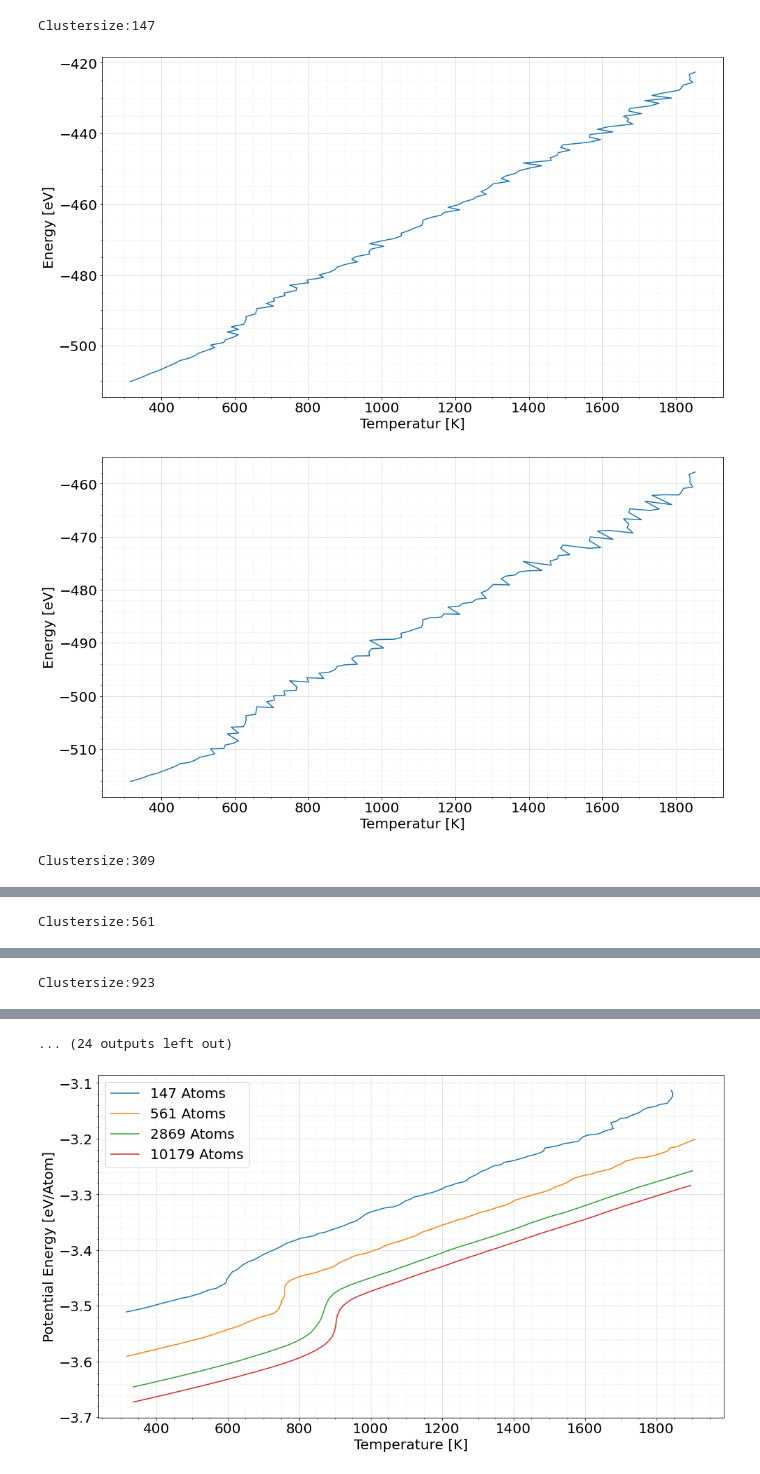
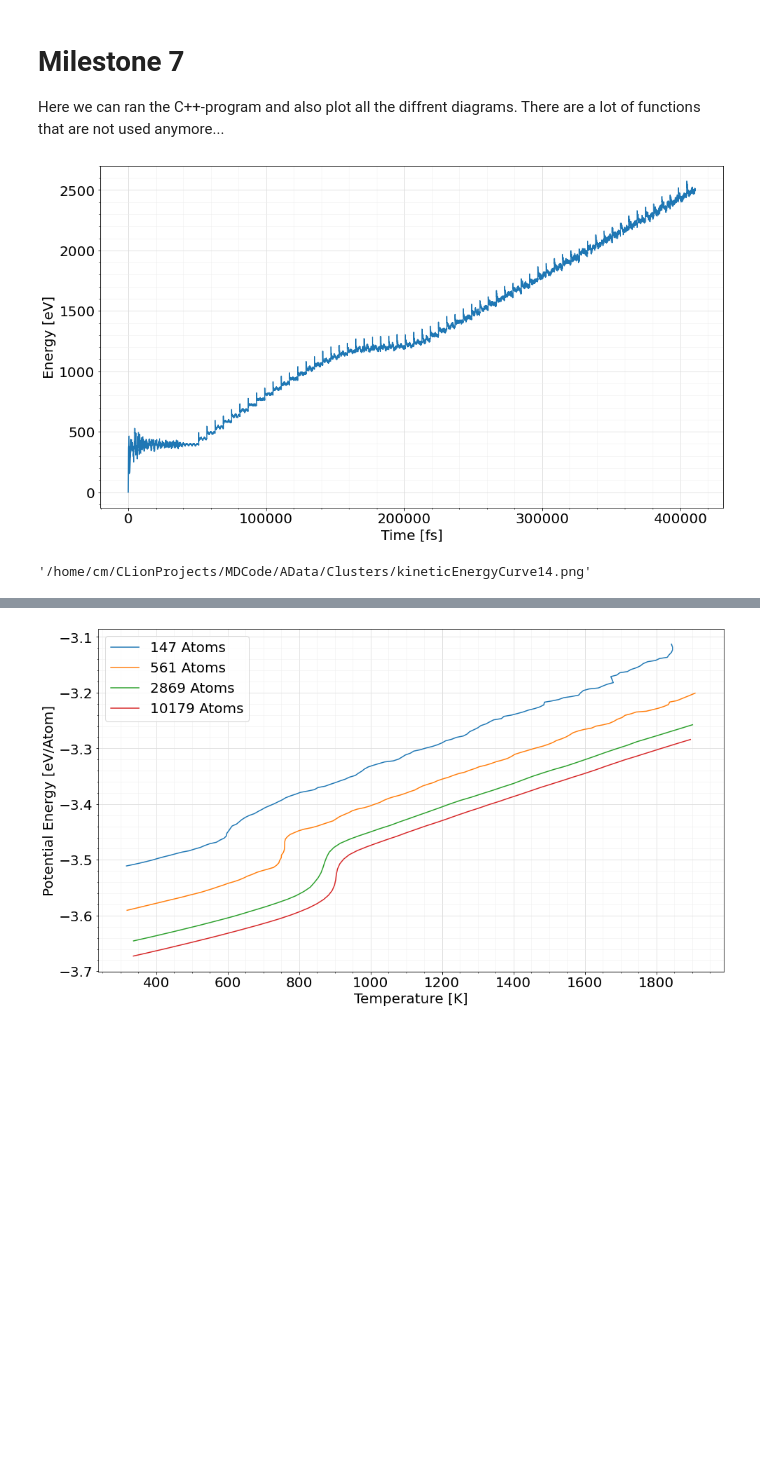
Before and after one commit to cmoser8892/MoleDymCode, a Jupyter notebook: AJupyter/m7VariableClusterSizeRunner.ipynb, the cells around one changed output, grey strips where cells are left out. Cells and saved outputs as stored; diff of their text form; code cells hidden in the pictures; blank space fills up the shorter version.

```diff
--- a/AJupyter/m7VariableClusterSizeRunner.ipynb
+++ b/AJupyter/m7VariableClusterSizeRunner.ipynb
@@ -4,3 +1,6 @@ Here we can ran the C++-program and also plot all the diffrent diagrams. There a
+# %% [markdown]
+# Milestone 7
+Here we can ran the C++-program and also plot all the diffrent diagrams. There are a lot of functions that are not used anymore...
 # %%
 import matplotlib.pyplot as plt
 import matplotlib.ticker as plticker
@@ -86,7 +86,8 @@ def dataPlotterKineticEnergy(layerID):
     plt.rcParams['figure.figsize'] = [16,9]
     fig, ax = plt.subplots()
     ax.plot(time,kineticEnergy)
-    ax.plot(kineticEnergyFiltered,'r')
+    if applyeFilter == True:
+        ax.plot(kineticEnergyFiltered,'r')
     ax.grid(which = 'major', color = '#DDDDDD', linewidth = 0.8)
     ax.grid(which = 'minor', color = '#EEEEEE', linewidth = 0.5)
     ax.minorticks_on()
@@ -434,37 +435,36 @@ def plotVsClusterTogetherThree():
     axs[0].tick_params(axis= 'x',labelbottom = False)
     axs[0].set_xlim(auto = True)
     #2
     axs[1].plot(clusterSize,normedCapacity,'o-' )
     axs[1].grid(which = 'major', color = '#DDDDDD', linewidth = 0.8)
     axs[1].grid(which = 'minor', color = '#EEEEEE', linewidth = 0.5)
     axs[1].minorticks_on()
-    axs[1].set_ylabel("Heat Capacity [eV/(K*Atoms)]")
+    axs[1].set_ylabel("Heat Capacity [eV/(K*Atom)]")
     axs[1].tick_params(axis= 'x',labelbottom = False)
     axs[1].set_xlim(auto = True)
     #3
     axs[2].plot(clusterSize,normedLatentHeat,'o-')
     axs[2].grid(which = 'major', color = '#DDDDDD', linewidth = 0.8)
     axs[2].grid(which = 'minor', color = '#EEEEEE', linewidth = 0.5)
     axs[2].minorticks_on()
-    axs[2].set_ylabel("Latentheat [K/Atoms]")
+    axs[2].set_ylabel("Latentheat [K/Atom]")
     axs[2].set_xlim(auto = True)
     axs[2].set_xlabel("Clustersize")
     plt.savefig(imageSafeLocation)
     plt.show()
     return imageSafeLocation
 
 applyeFilter = False
 def filterInput(data, windowlength, polyorder=2):
     df1 = pd.DataFrame(dict(x=data))
     if applyeFilter == True:
         returnValue = df1[["x"]].apply(savgol_filter, window_length=windowlength, polyorder=polyorder)
     else:
         returnValue = data
     return returnValue
 
-plotter()
+#plotter()
+dataPlotterKineticEnergy(14) #10179 atoms it just looks the nicest
 # %% [output]
+[figure, new version]
-Clustersize:147
+'/home/cm/CLionProjects/MDCode/AData/Clusters/kineticEnergyCurve14.png'
-[figure, old version]
-[figure, removed]
-Clustersize:309
@@ -473 +470,0 @@ Clustersize:309
-Clustersize:561
@@ -476 +470,0 @@ Clustersize:561
-Clustersize:923
@@ -479,4 +471,3 @@ Clustersize:923
-... (24 outputs left out)
 # %%
 #tex generator for easy use
 backSlash = " \n"
```
Also changed, not shown: parts of 2 cells of this notebook, 11 other files.
